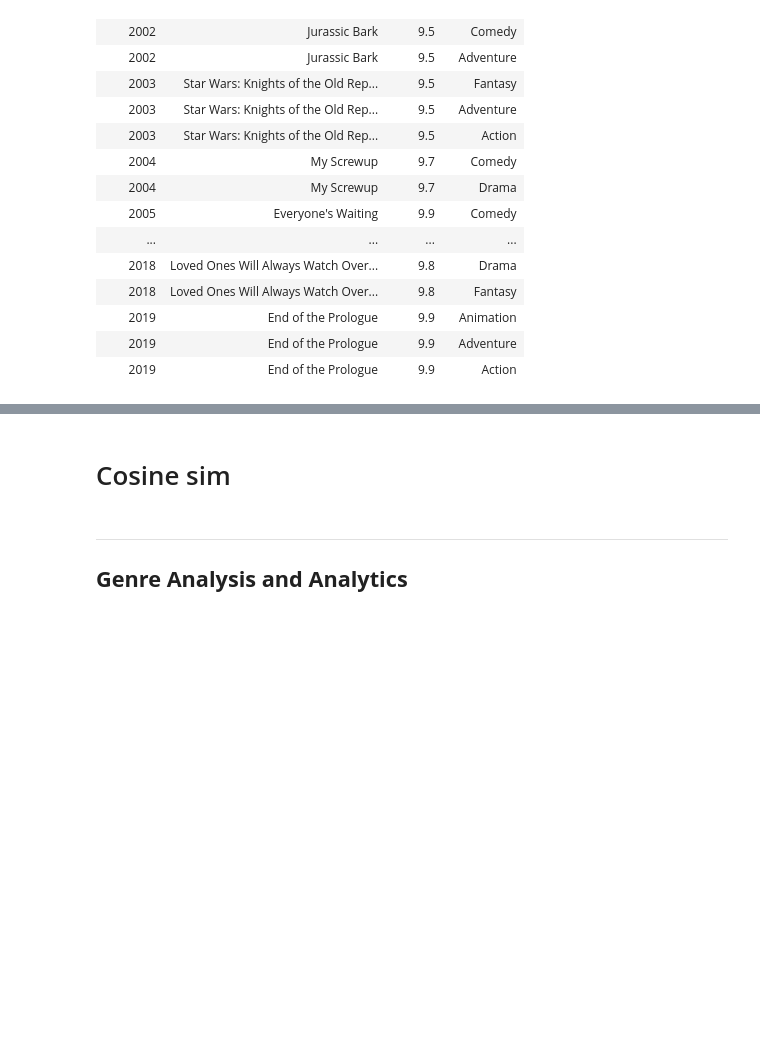
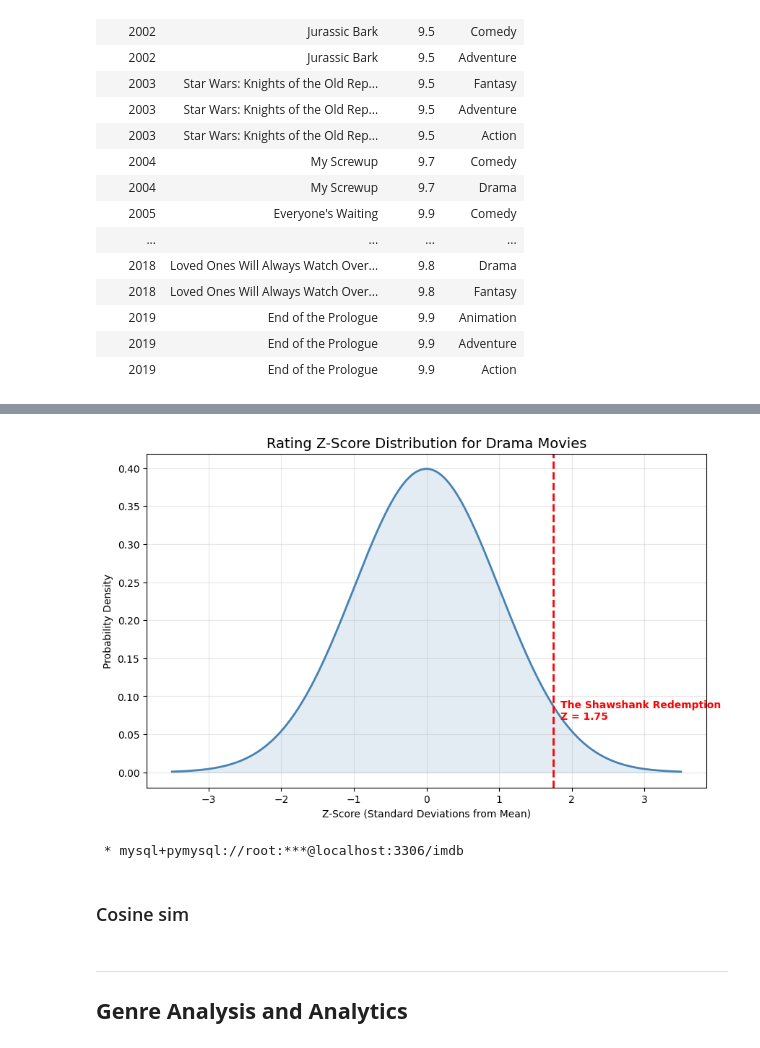
Before and after one commit to JeyyM/stadvdb-imdb, a Jupyter notebook: olap-notebook.ipynb, the cells around one changed output, grey strips where cells are left out. Drawn from its saved outputs; the diff is of its cells as text; code cells hidden in the pictures; blank space fills up the shorter version.

```diff
--- a/olap-notebook.ipynb
+++ b/olap-notebook.ipynb
@@ -244,0 +295,26 @@ plt.show()
+# %%
+df = _.DataFrame()
+
+movie_z = df.loc[0, "rating_zscore"]
+movie_title = df.loc[0, "primaryTitle"]
+genre_name = df.loc[0, "genre"]
+
+x = np.linspace(-3.5, 3.5, 400)
+y = norm.pdf(x, 0, 1)
+
+plt.figure(figsize=(10,6))
+sns.lineplot(x=x, y=y, color="steelblue", linewidth=2)
+plt.fill_between(x, y, 0, alpha=0.15, color="steelblue")
+
+plt.axvline(movie_z, color="red", linestyle="--", linewidth=2)
+plt.text(movie_z + 0.1, norm.pdf(movie_z, 0, 1)*0.8,
+         f"{movie_title}\nZ = {movie_z:.2f}",
+         color="red", fontsize=10, fontweight="bold")
+
+plt.title(f"Rating Z-Score Distribution for {genre_name} Movies", fontsize=14)
+plt.xlabel("Z-Score (Standard Deviations from Mean)")
+plt.ylabel("Probability Density")
+plt.grid(alpha=0.3)
+plt.show()
+# %% [output]
+[figure, added]
@@ -245,5 +341,11 @@ plt.show()
+# %%
+# run it (params still work with %sql when the query is in a Python var)
+result = %sql {pivotQuery}
+result
+# %% [output]
+ * mysql+pymysql://root:***@localhost:3306/imdb
 # %% [markdown]
-# Cosine sim
+### Cosine sim
 # %% [markdown]
 ---
 ## **Genre Analysis and Analytics**
```
Also changed, not shown: parts of 9 cells of this notebook.
